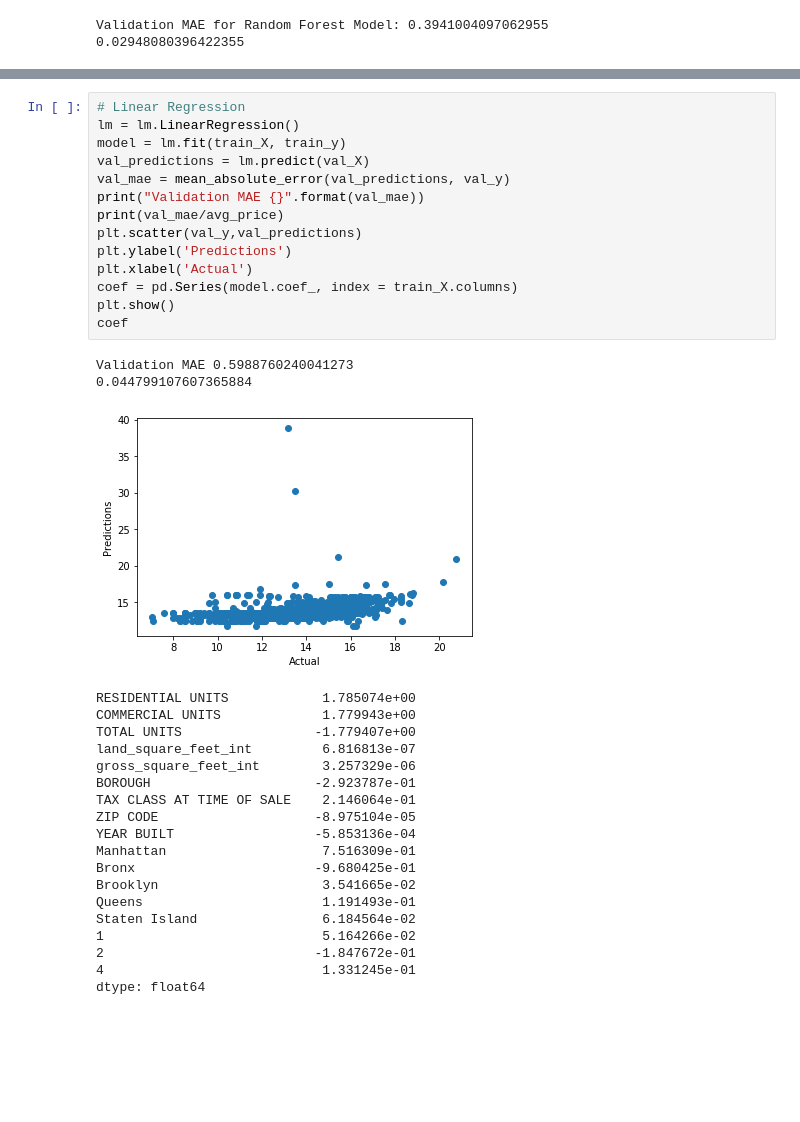
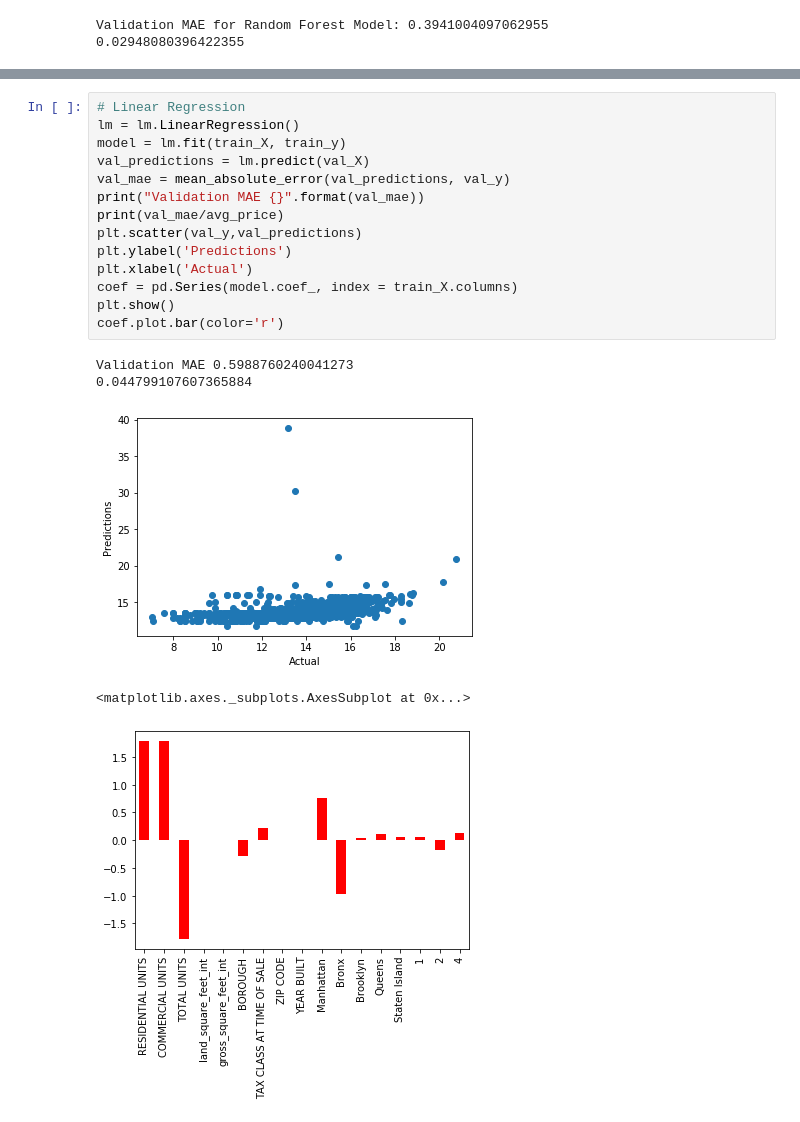
Before and after one commit to kmart8/DS-502-Project, a Jupyter notebook: NYC Dataset Notebook.ipynb, the cells around one changed output, grey strips where cells are left out. Saved outputs shown, nothing was run; the diff lists cells and outputs as text; blank space fills up the shorter version.

```diff
--- a/NYC Dataset Notebook.ipynb
+++ b/NYC Dataset Notebook.ipynb
@@ -381,36 +357,20 @@ dtype: float64
 # %%
 # Linear Regression
 lm = lm.LinearRegression()
 model = lm.fit(train_X, train_y)
 val_predictions = lm.predict(val_X)
 val_mae = mean_absolute_error(val_predictions, val_y)
 print("Validation MAE {}".format(val_mae))
 print(val_mae/avg_price)
 plt.scatter(val_y,val_predictions)
 plt.ylabel('Predictions')
 plt.xlabel('Actual')
 coef = pd.Series(model.coef_, index = train_X.columns)
 plt.show()
-coef
+coef.plot.bar(color='r')
 # %% [output]
 Validation MAE 0.5988760240041273
 0.044799107607365884
 [figure]
-RESIDENTIAL UNITS            1.785074e+00
-COMMERCIAL UNITS             1.779943e+00
-TOTAL UNITS                 -1.779407e+00
-land_square_feet_int         6.816813e-07
-gross_square_feet_int        3.257329e-06
-BOROUGH                     -2.923787e-01
-TAX CLASS AT TIME OF SALE    2.146064e-01
-ZIP CODE                    -8.975104e-05
-YEAR BUILT                  -5.853136e-04
-Manhattan                    7.516309e-01
-Bronx                       -9.680425e-01
-Brooklyn                     3.541665e-02
-Queens                       1.191493e-01
-Staten Island                6.184564e-02
-1                            5.164266e-02
-2                           -1.847672e-01
-4                            1.331245e-01
-dtype: float64
+<matplotlib.axes._subplots.AxesSubplot at 0x...>
+[figure, added]
```
Also changed, not shown: parts of 6 cells of this notebook.
